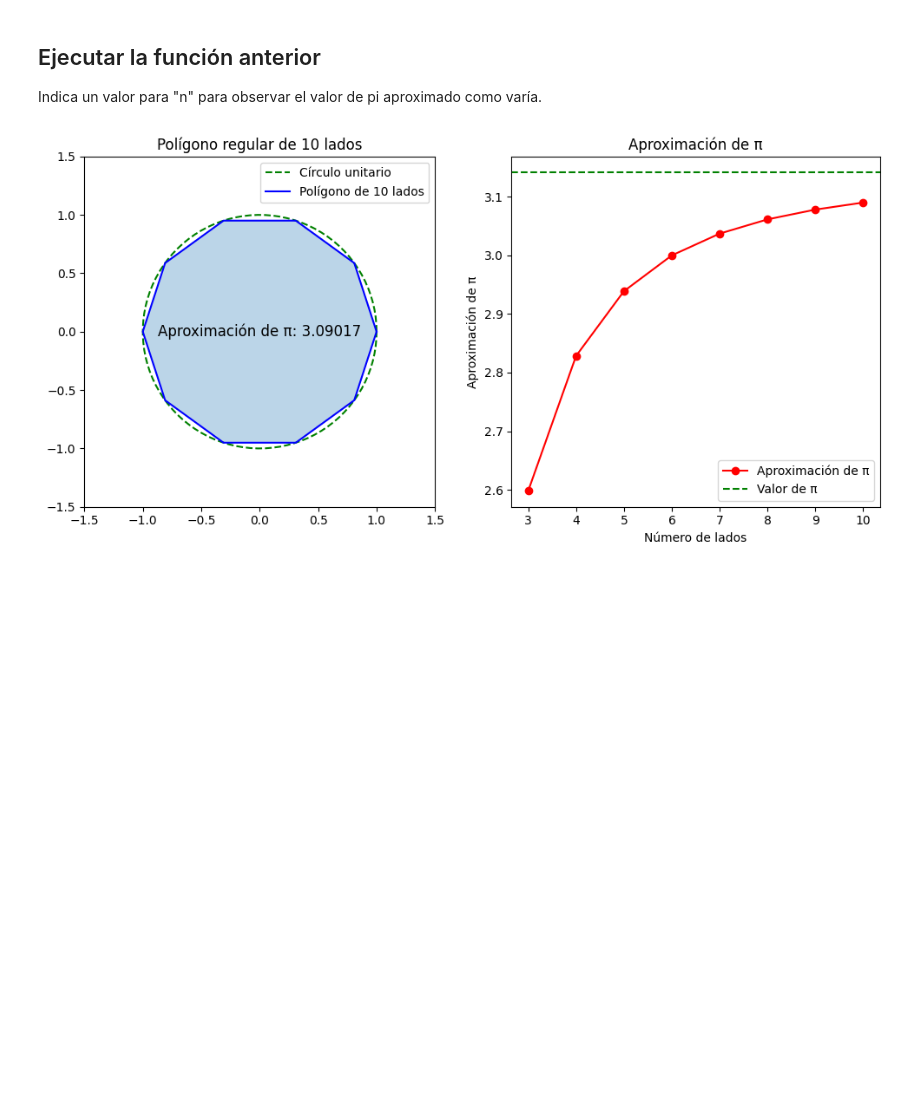
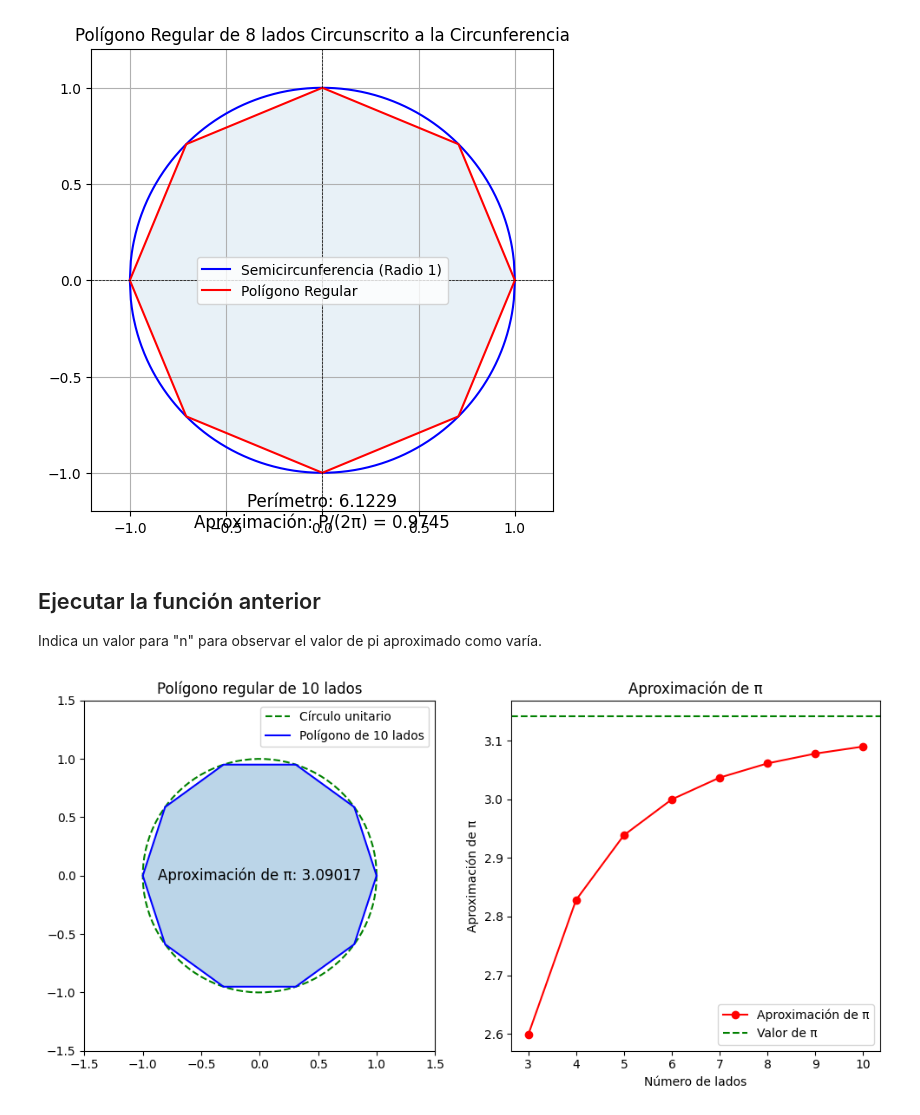
Before and after one commit to mlacasa/1BATXILLERAT, a Jupyter notebook: NumeroPi.ipynb, the cells around one changed output. Drawn from its saved outputs; the diff is of its cells as text; code cells hidden in the pictures; blank space fills up the shorter version.

```diff
--- a/NumeroPi.ipynb
+++ b/NumeroPi.ipynb
@@ -94,3 +127,9 @@ Iteración | Aproximación de π | Error (%)
+# %%
+# Ejemplo de uso
+n = 8  # Cambiar el número de lados aquí
+graficar_poligono(n)
+# %% [output]
+[figure, added]
 # %%
 import numpy as np
 import matplotlib.pyplot as plt
```
Also changed, not shown: parts of 4 cells of this notebook.
